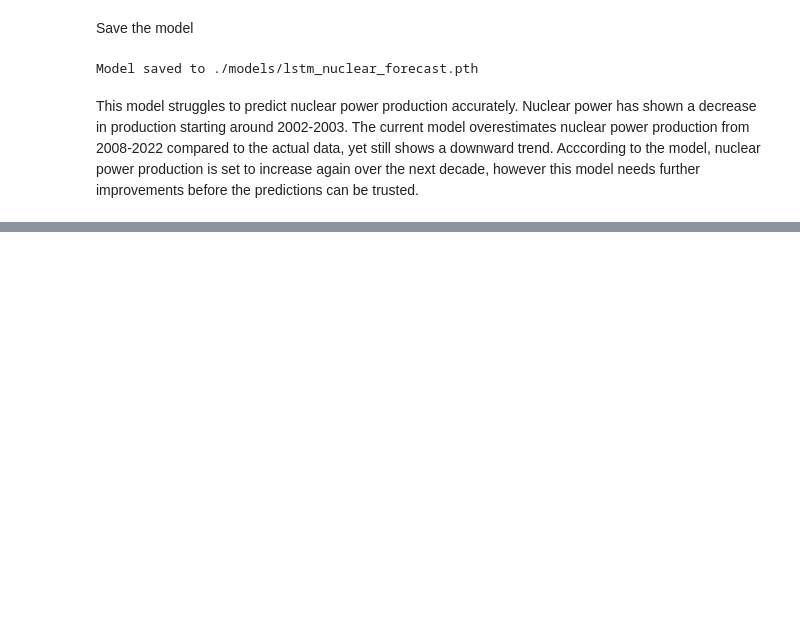
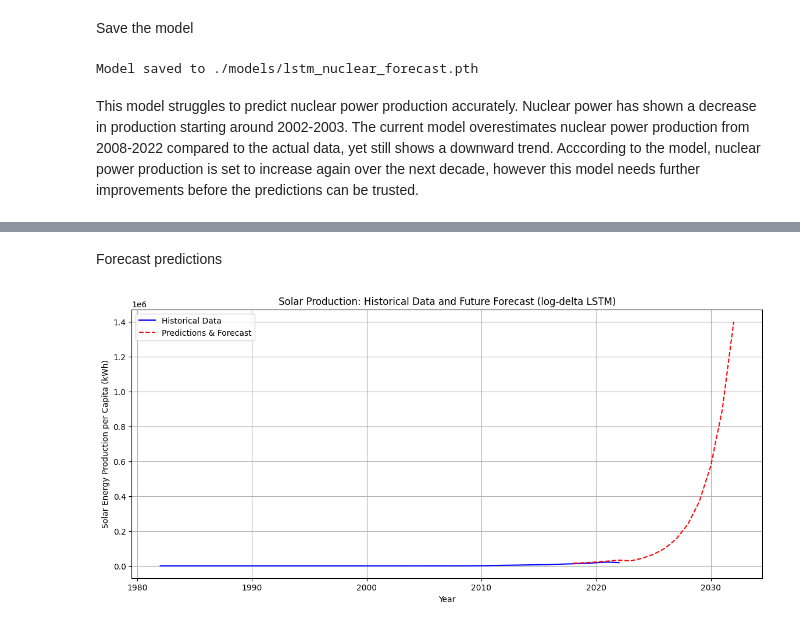
Before and after one commit to KMarsh-code/global-renewable-energy-analysis, a Jupyter notebook: jupyter_notebooks/2_renewable_energy_hypothesis_testing.ipynb, the cells around one changed output, grey strips where cells are left out. Drawn from its saved outputs; the diff is of its cells as text; code cells hidden in the pictures; blank space fills up the shorter version.

```diff
--- a/jupyter_notebooks/2_renewable_energy_hypothesis_testing.ipynb
+++ b/jupyter_notebooks/2_renewable_energy_hypothesis_testing.ipynb
@@ -1631,0 +1837,41 @@ This model struggles to predict nuclear power production accurately. Nuclear pow
+# %% [markdown]
+Forecast predictions
+# %%
+# Forecast next 10 years in log space, then invert
+
+num_forecast_steps = 10
+hist_scaled_window = scaled_test[-sequence_length:].copy().reshape(-1)  # last window (scaled-log)
+
+forecast_next_scaled = []
+with torch.no_grad():
+    for _ in range(num_forecast_steps):
+        inp = torch.as_tensor(hist_scaled_window).reshape(1, -1, 1).float().to(device)
+        pred_delta = model_2(inp).detach().cpu().numpy()[0, 0]
+        next_level_scaled = hist_scaled_window[-1] + pred_delta
+        forecast_next_scaled.append(next_level_scaled)
+        hist_scaled_window = np.roll(hist_scaled_window, -1)
+        hist_scaled_window[-1] = next_level_scaled
+
+# invert to original scale
+forecast_log = scaler.inverse_transform(np.array(forecast_next_scaled).reshape(-1,1)).flatten()
+forecast = np.expm1(forecast_log)
+
+# stitch test predictions + forecast for plotting
+test_pred_log = scaler.inverse_transform(pred_next_scaled).flatten()
+test_pred = np.expm1(test_pred_log)
+
+last_historical_date = test_data.index[-1]
+future_dates = pd.date_range(start=last_historical_date + pd.DateOffset(years=1),
+                             periods=num_forecast_steps, freq='YS')
+prediction_dates = test_data.index[-len(test_pred):].union(future_dates)
+
+all_predictions = np.concatenate([test_pred, forecast])
+
+plt.figure(figsize=(14,6))
+plt.plot(df_forecast_global.index, df_forecast_global['solar_elec_per_capita'], label='Historical Data', color='blue')
+plt.plot(prediction_dates, all_predictions, label='Predictions & Forecast', color='red', linestyle='--')
+plt.xlabel('Year'); plt.ylabel('Solar Energy Production per Capita (kWh)')
+plt.title('Solar Production: Historical Data and Future Forecast (log-delta LSTM)')
+plt.legend(); plt.grid(True); plt.show()
+# %% [output]
+[figure, added]
```
Also changed, not shown: parts of 12 cells of this notebook.
